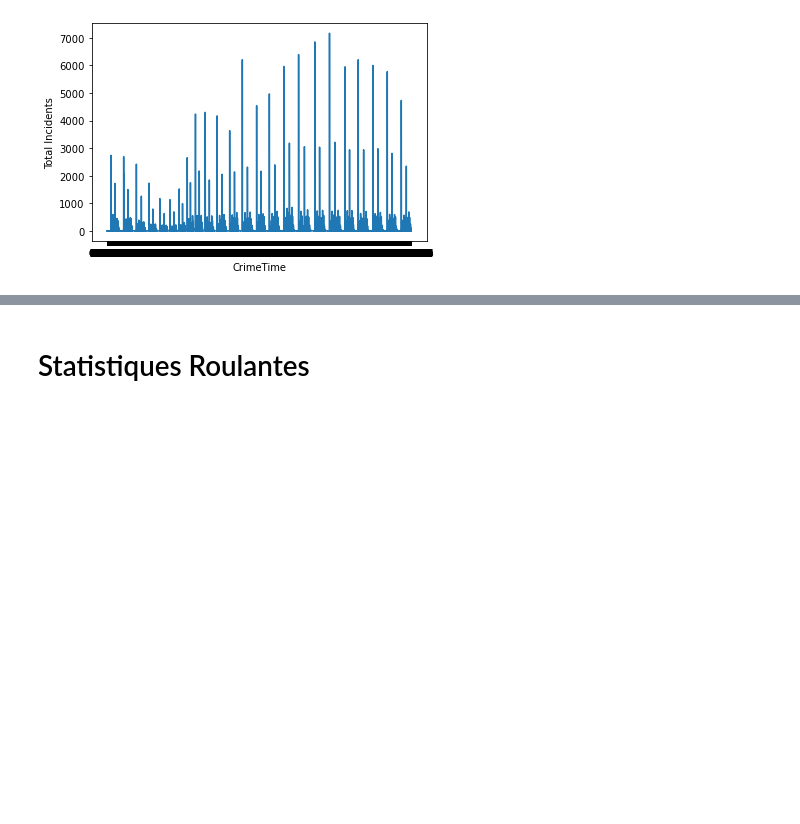
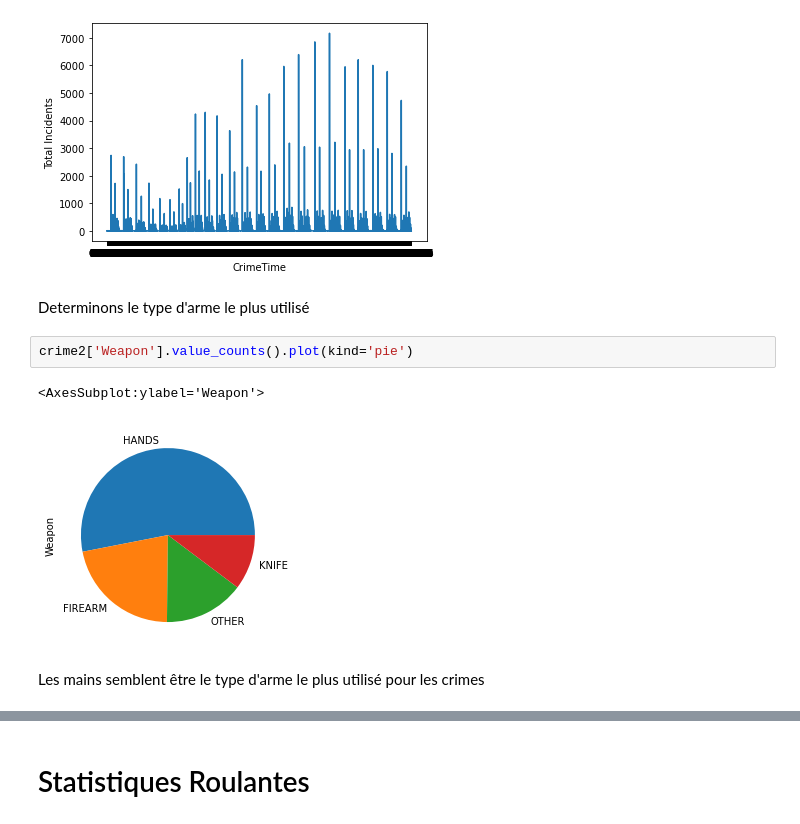
Before and after one commit to jgaman/series-temporelles-Crimes-Dataset, a Jupyter notebook: notebook_serie_temporelle.ipynb, the cells around one changed output, grey strips where cells are left out. Saved outputs shown, nothing was run; the diff lists cells and outputs as text; blank space fills up the shorter version.

```diff
--- a/notebook_serie_temporelle.ipynb
+++ b/notebook_serie_temporelle.ipynb
@@ -107,3 +113,12 @@ plt.show
 # %% [output]
 <function matplotlib.pyplot.show(close=None, block=None)>
 [figure]
+# %% [markdown]
+Determinons le type d'arme le plus utilisé
+# %%
+crime2['Weapon'].value_counts().plot(kind='pie')
+# %% [output]
+<AxesSubplot:ylabel='Weapon'>
+[figure, added]
+# %% [markdown]
+Les mains semblent être le type d'arme le plus utilisé pour les crimes
```
Also changed, not shown: parts of 20 cells of this notebook, 1 other file.
